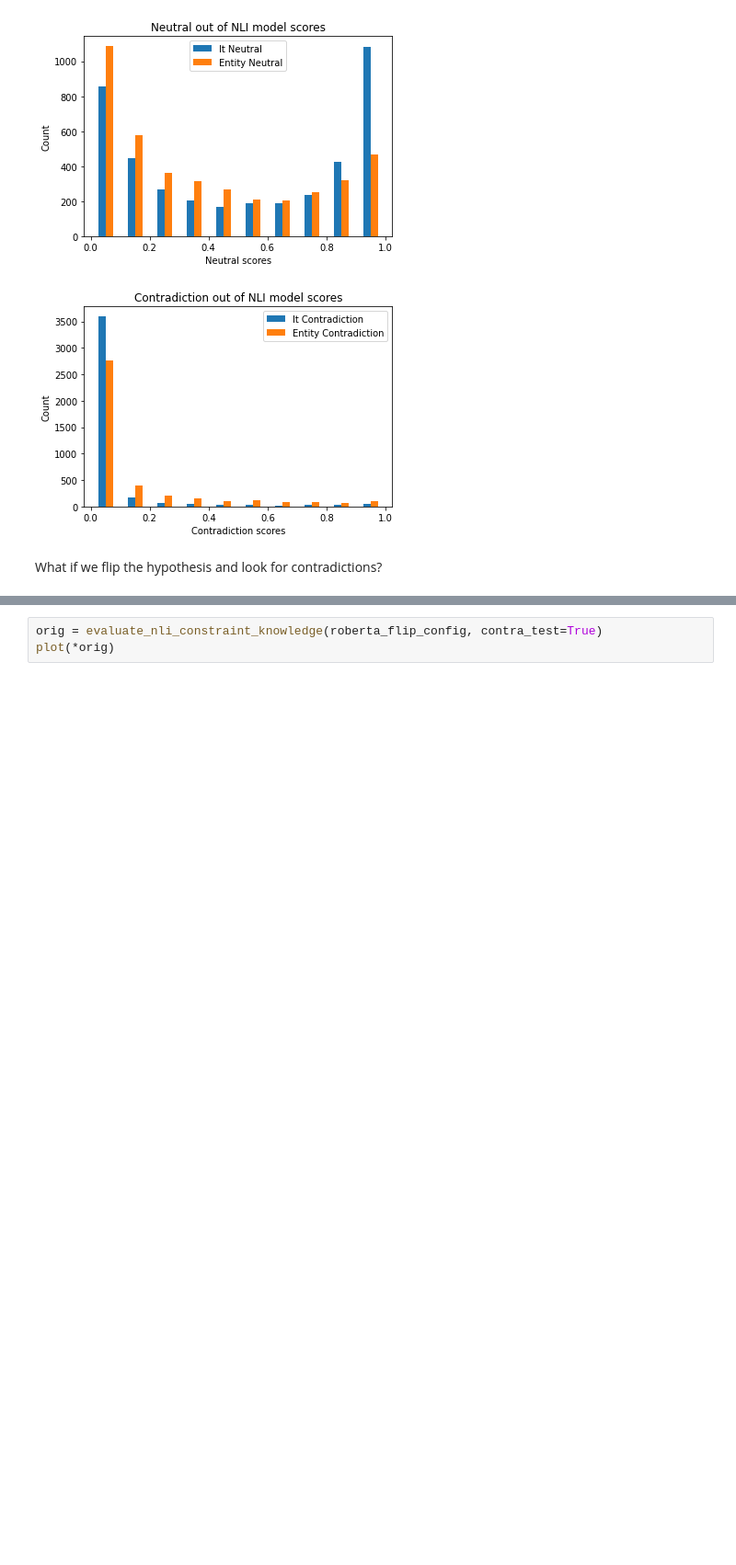
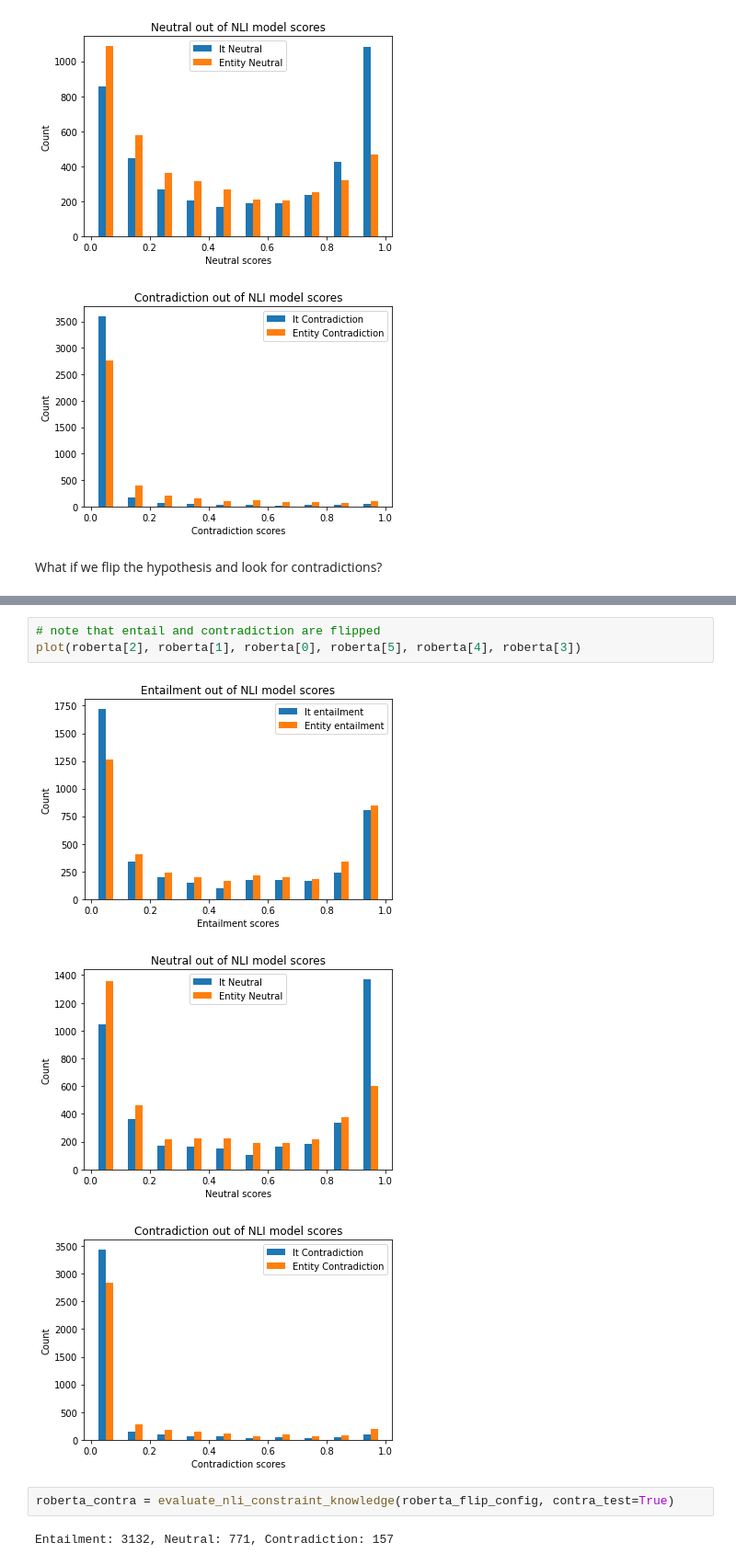
Before and after one commit to jswang/MemoryBank, a Jupyter notebook: julie_sandbox.ipynb, the cells around one changed output, grey strips where cells are left out. Shown: that part at 92% size. Cells and saved outputs as stored; diff of their text form; blank space fills up the shorter version.

```diff
--- a/julie_sandbox.ipynb
+++ b/julie_sandbox.ipynb
@@ -94,3 +99,11 @@ plot(*orig)
+# %%
+# note that entail and contradiction are flipped
+plot(roberta[2], roberta[1], roberta[0], roberta[5], roberta[4], roberta[3])
+# %% [output]
+[figure, added]
+[figure, added]
+[figure, added]
 # %%
-orig = evaluate_nli_constraint_knowledge(roberta_flip_config, contra_test=True)
-plot(*orig)
+roberta_contra = evaluate_nli_constraint_knowledge(roberta_flip_config, contra_test=True)
+# %% [output]
+Entailment: 3132, Neutral: 771, Contradiction: 157
```
Also changed, not shown: parts of 4 cells of this notebook, 3 other files.
